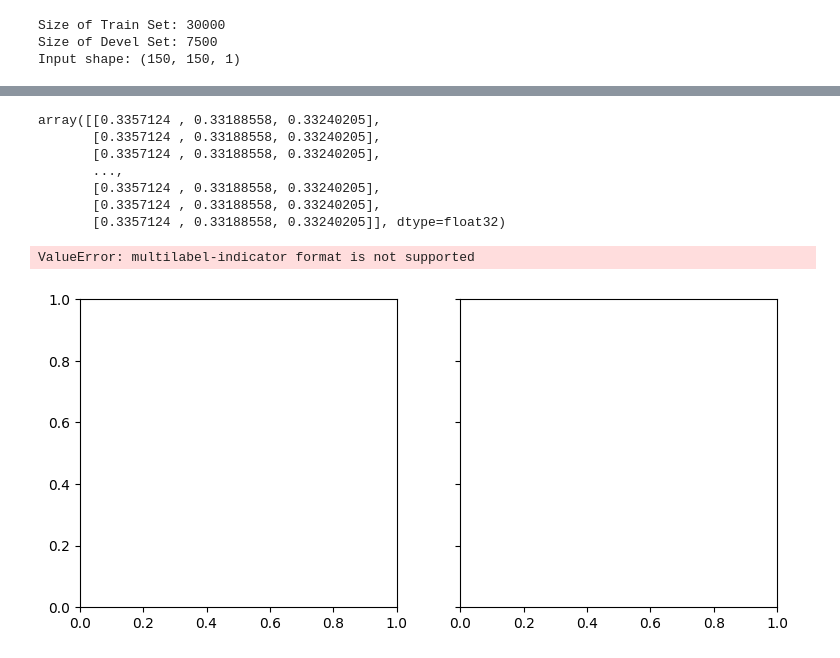
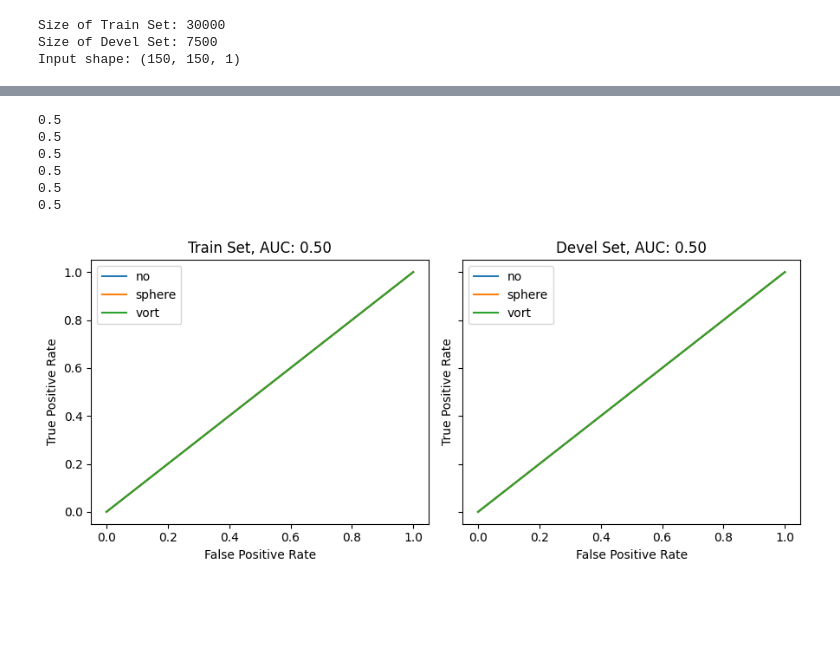
Before and after one commit to RiboRings/DeepLense, a Jupyter notebook: dark-matter-classification.ipynb, the cells around one changed output, grey strips where cells are left out. Drawn from its saved outputs; the diff is of its cells as text; code cells hidden in the pictures; blank space fills up the shorter version.

```diff
--- a/dark-matter-classification.ipynb
+++ b/dark-matter-classification.ipynb
@@ -178,0 +219,6 @@ history_df.loc[:, ["categorical_accuracy", "val_categorical_accuracy"]].plot(tit
+# %%
+yt = pd.from_dummies(y_train).to_numpy().flatten()
+yd = pd.from_dummies(y_devel).to_numpy().flatten()
+
+y_train_pred = model.predict(X_train)
+y_devel_pred = model.predict(X_devel)
@@ -200,26 +245,26 @@ y_devel_pred = model.predict(X_devel)
-# %%
-y_devel_pred
-# %% [output]
-array([[0.3357124 , 0.33188558, 0.33240205],
-       [0.3357124 , 0.33188558, 0.33240205],
-       [0.3357124 , 0.33188558, 0.33240205],
-       ...,
-       [0.3357124 , 0.33188558, 0.33240205],
-       [0.3357124 , 0.33188558, 0.33240205],
-       [0.3357124 , 0.33188558, 0.33240205]], dtype=float32)
-# %%
-#y_train_pred = model.predict(X_train).flatten()
-#y_devel_pred = model.predict(X_devel).flatten()
-
-fig, axes = plt.subplots(1, 2, sharey=True)
-
-fig.set_figheight(4)
-fig.set_figwidth(9)
-
-eval_auc(y_train, y_train_pred, axes[0], "Train Set")
-eval_auc(y_devel, y_devel_pred, axes[1], "Devel Set")
-
-plt.tight_layout()
-# %% [output]
-ValueError: multilabel-indicator format is not supported
-[figure, removed]
+# %%
+fig, axes = plt.subplots(1, 2, sharey=True)
+
+fig.set_figheight(4)
+fig.set_figwidth(9)
+
+eval_auc(np.where(yt == "no", 1, 0), np.where(y_train_pred.argmax(axis=1) == 0, 1, 0), axes[0], "Train Set")
+eval_auc(np.where(yt == "sphere", 1, 0), np.where(y_train_pred.argmax(axis=1) == 1, 1, 0), axes[0], "Train Set")
+eval_auc(np.where(yt == "vort", 1, 0), np.where(y_train_pred.argmax(axis=1) == 2, 1, 0), axes[0], "Train Set")
+
+eval_auc(np.where(yd == "no", 1, 0), np.where(y_devel_pred.argmax(axis=1) == 0, 1, 0), axes[1], "Devel Set")
+eval_auc(np.where(yd == "sphere", 1, 0), np.where(y_devel_pred.argmax(axis=1) == 1, 1, 0), axes[1], "Devel Set")
+eval_auc(np.where(yd == "vort", 1, 0), np.where(y_devel_pred.argmax(axis=1) == 2, 1, 0), axes[1], "Devel Set")
+
+axes[0].legend(["no", "sphere", "vort"])
+axes[1].legend(["no", "sphere", "vort"])
+
+plt.tight_layout()
+# %% [output]
+0.5
+0.5
+0.5
+0.5
+0.5
+0.5
+[figure, added]
```
Also changed, not shown: parts of 13 cells of this notebook.
